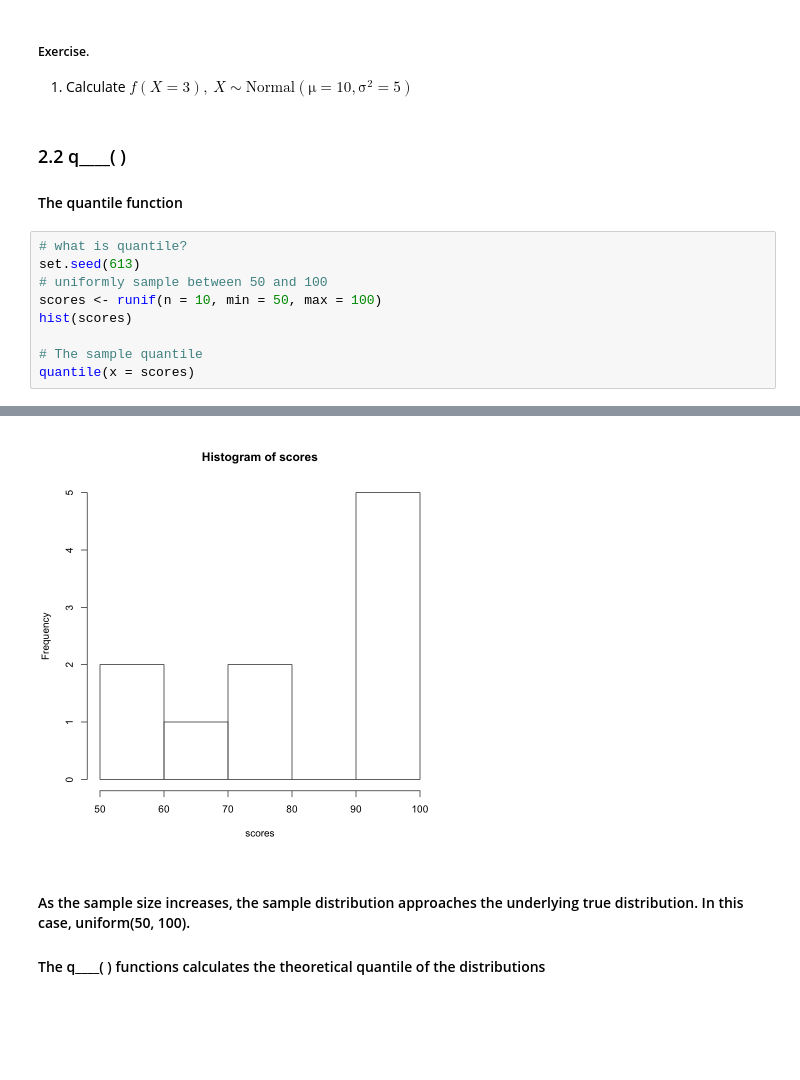
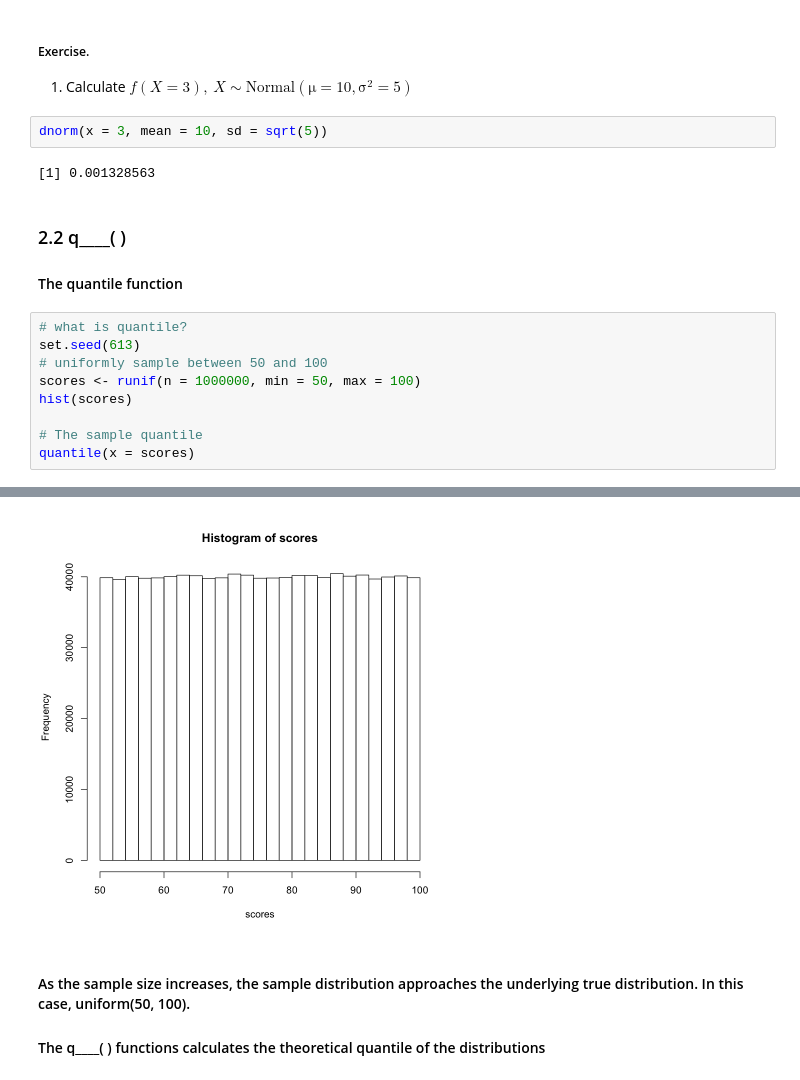
Before and after one commit to ly129/EPIB613_2020, a Jupyter notebook: Lecture9.ipynb, the cells around one changed output, grey strips where cells are left out. Drawn from its saved outputs; the diff is of its cells as text; blank space fills up the shorter version.

```diff
--- a/Lecture9.ipynb
+++ b/Lecture9.ipynb
@@ -166,6 +251,10 @@ plot(x, hx, type = "l", lwd = 10,
 # %% [markdown]
 ##### Exercise.
 1. Calculate $f(X=3),\ X\sim\mathrm{Normal(\mu=10, \sigma^2=5)}$
+# %%
+dnorm(x = 3, mean = 10, sd = sqrt(5))
+# %% [output]
+[1] 0.001328563
 # %% [markdown]
 ### 2.2 q____( )
 #### The quantile function
@@ -173,7 +262,7 @@ plot(x, hx, type = "l", lwd = 10,
 # what is quantile?
 set.seed(613)
 # uniformly sample between 50 and 100
-scores <- runif(n = 10, min = 50, max = 100)
+scores <- runif(n = 1000000, min = 50, max = 100)
 hist(scores)
 
 # The sample quantile
@@ -184,4 +273,4 @@ quantile(x = scores)
-[figure, old version]
+[figure, new version]
 # %% [markdown]
 #### As the sample size increases, the sample distribution approaches the underlying true distribution. In this case, uniform(50, 100).
 
```
Also changed, not shown: parts of 18 cells of this notebook, 4 other files.
